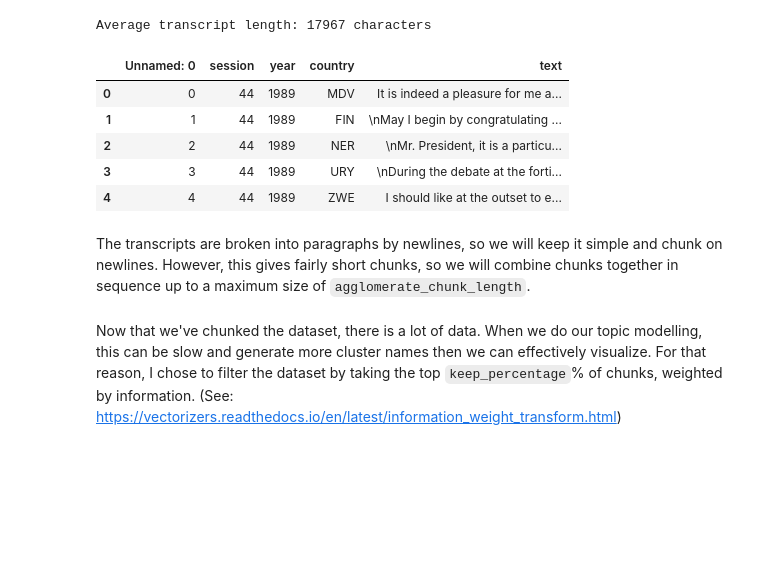
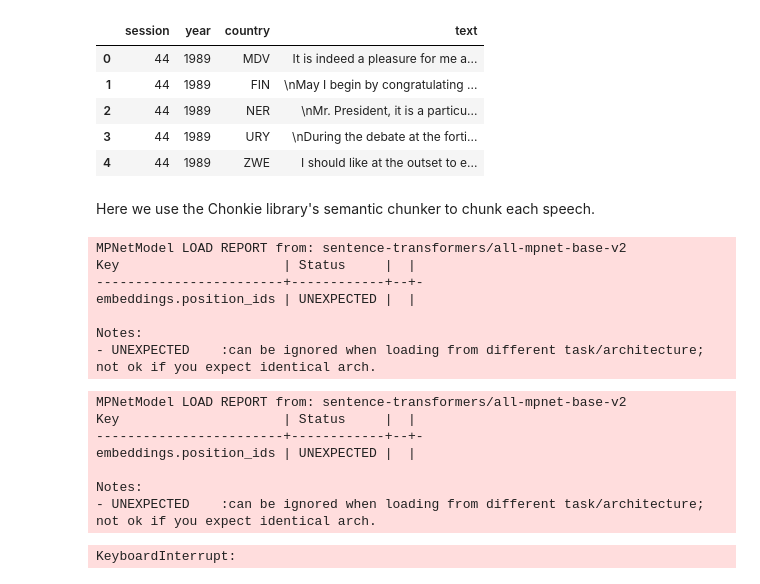
Before and after one commit to kalebruscitti/density-based-mapper-paper, a Jupyter notebook: ungdc/UNGDC-DataPrep.ipynb, the cells around one changed output. Saved outputs shown, nothing was run; the diff lists cells and outputs as text; code cells hidden in the pictures; blank space fills up the shorter version.

```diff
--- a/ungdc/UNGDC-DataPrep.ipynb
+++ b/ungdc/UNGDC-DataPrep.ipynb
@@ -36,19 +40,14 @@ First load the data from CSV and take a look at it. The column `text` contains t
 # %%
+import matplotlib.pyplot as plt
+import numpy as np
 import pandas as pd
-import numpy as np
-# Import the CSV
-df = pd.read_csv('input-data/un-general-debates.csv')
 
-length = df['text'].apply(lambda x: len(x))
-print(f"Average transcript length: {length.mean():.0f} characters")
+df = pd.read_csv('un-general-debates.csv')
 df.head()
 # %% [output]
-Average transcript length: 17967 characters
-|  | Unnamed: 0 | session | year | country | text |
-| 0 | 0 | 44 | 1989 | MDV | ﻿It is indeed a pleasure for me a... |
-| 1 | 1 | 44 | 1989 | FIN | ﻿\nMay I begin by congratulating ... |
-| 2 | 2 | 44 | 1989 | NER | ﻿\nMr. President, it is a particu... |
-| 3 | 3 | 44 | 1989 | URY | ﻿\nDuring the debate at the forti... |
-| 4 | 4 | 44 | 1989 | ZWE | ﻿I should like at the outset to e... |
+|  | session | year | country | text |
+| 0 | 44 | 1989 | MDV | ﻿It is indeed a pleasure for me a... |
+| 1 | 44 | 1989 | FIN | ﻿\nMay I begin by congratulating ... |
+| 2 | 44 | 1989 | NER | ﻿\nMr. President, it is a particu... |
+| 3 | 44 | 1989 | URY | ﻿\nDuring the debate at the forti... |
+| 4 | 44 | 1989 | ZWE | ﻿I should like at the outset to e... |
-# %% [markdown]
-The transcripts are broken into paragraphs by newlines, so we will keep it simple and chunk on newlines. However, this gives fairly short chunks, so we will combine chunks together in sequence up to a maximum size of `agglomerate_chunk_length`.
@@ -96,3 +54,50 @@ print(f"There are now {len(df)} chunks")
-# %% [markdown]
-Now that we've chunked the dataset, there is a lot of data. When we do our topic modelling, this can be slow and generate more cluster names then we can effectively visualize. For that reason, I chose to filter the dataset by taking the top `keep_percentage`% of chunks, weighted by information.
-(See: https://vectorizers.readthedocs.io/en/latest/information_weight_transform.html)
+# %% [markdown]
+Here we use the Chonkie library's semantic chunker to chunk each speech.
+# %%
+
+from tqdm import tqdm
+import pandas as pd
+from chonkie import SemanticChunker, AutoEmbeddings
+import numpy as np
+
+BATCH_SIZE = 256  # Adjust depending on GPU memory
+
+all_chunks = []
+
+# Stage 1: Fast embedding for chunking
+fast_embedder = AutoEmbeddings.get_embeddings("all-MiniLM-L6-v2")
+chunker = SemanticChunker(embedding_model=fast_embedder, threshold=0.8, chunk_size=512)
+
+# Stage 2: High-quality embeddings
+hq_embedder = AutoEmbeddings.get_embeddings("all-mpnet-base-v2")
+
+# Step 1: Chunk all documents first
+for idx, row in tqdm(df.iterrows(), total=len(df), desc="Chunking docs"):
+    text = row['text']
+    chunks = chunker.chunk(text)
+
+    for chunk in chunks:
+        # Store chunk text + metadata for batching later
+        if chunk.token_count > 100:
+            all_chunks.append({
+                'original_index': idx,
+                'original_metadata': row.to_dict(),
+                'chunk_text': chunk.text,
+                'token_count': chunk.token_count
+            })
+# %% [output]
+MPNetModel LOAD REPORT from: sentence-transformers/all-mpnet-base-v2
+Key                     | Status     |  |
+------------------------+------------+--+-
+embeddings.position_ids | UNEXPECTED |  |
+
+Notes:
+- UNEXPECTED    :can be ignored when loading from different task/architecture; not ok if you expect identical arch.
+MPNetModel LOAD REPORT from: sentence-transformers/all-mpnet-base-v2
+Key                     | Status     |  |
+------------------------+------------+--+-
+embeddings.position_ids | UNEXPECTED |  |
+
+Notes:
+- UNEXPECTED    :can be ignored when loading from different task/architecture; not ok if you expect identical arch.
+KeyboardInterrupt:
```
Also changed, not shown: parts of 15 cells of this notebook, 2 other files.
